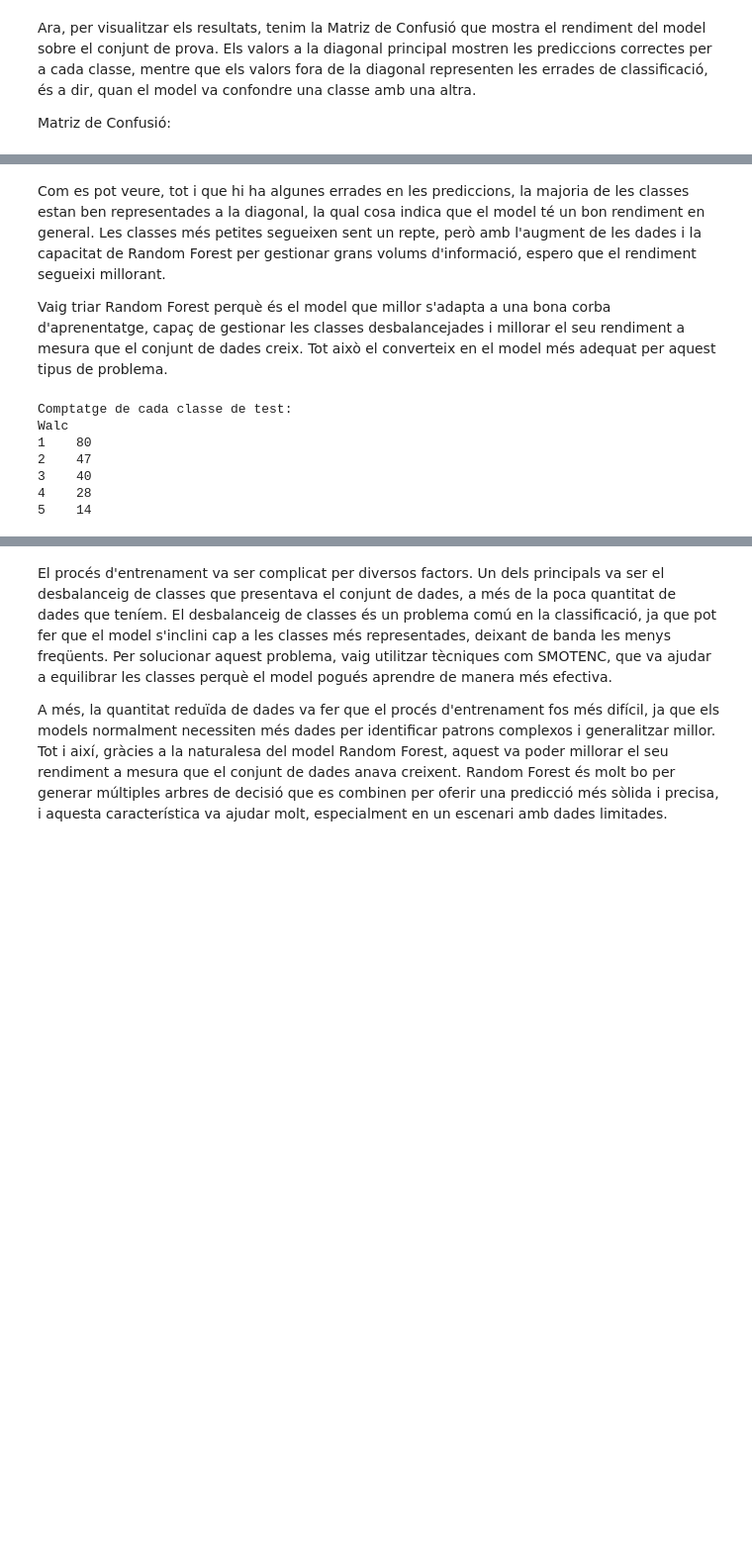
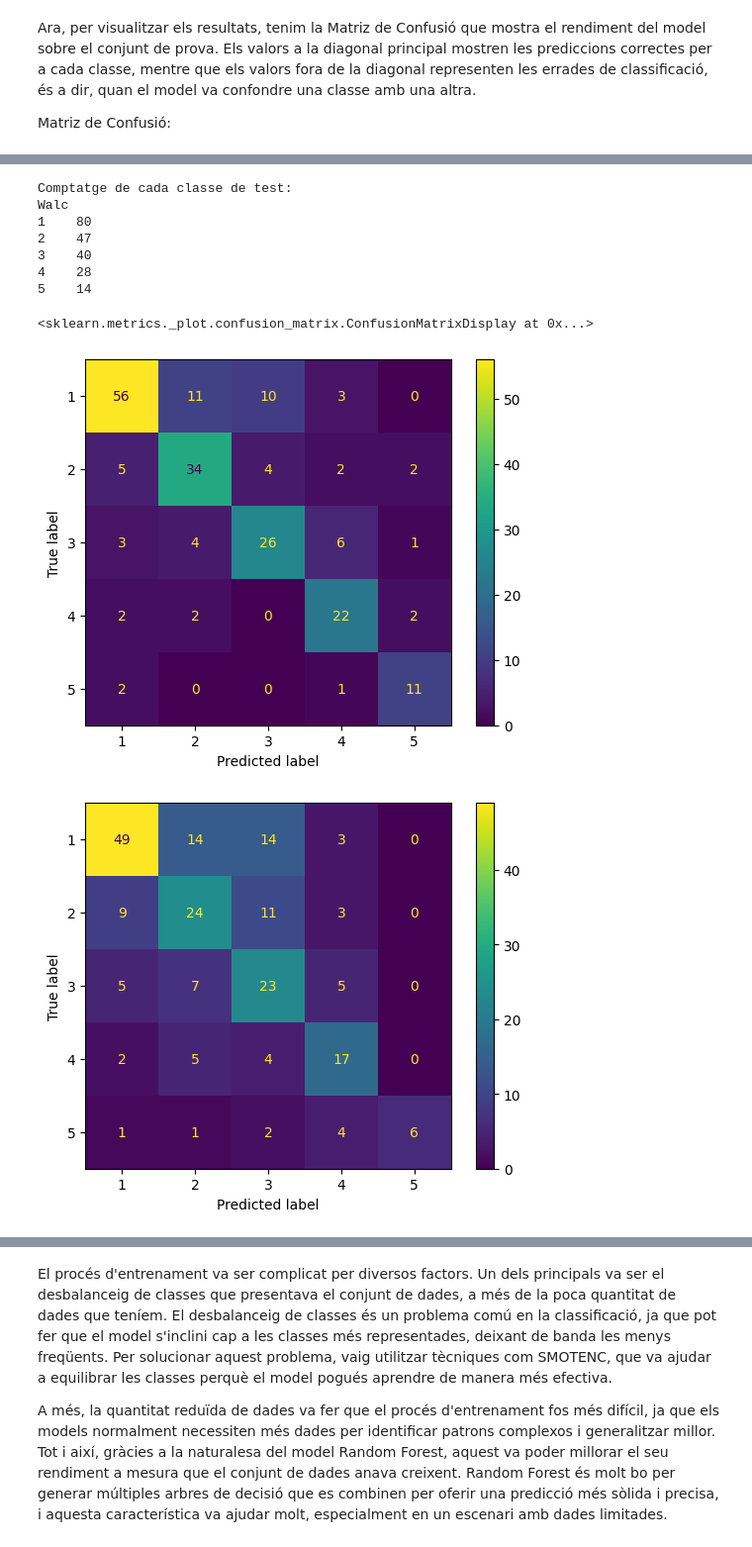
Before and after one commit to NIU1681519/CasKaggleStudentAlcoholConsumption, a Jupyter notebook: StudentAlcoholConsumption.ipynb, the cells around one changed output, grey strips where cells are left out. Shown at 99% size. Cells and saved outputs as stored; diff of their text form; code cells hidden in the pictures; blank space fills up the shorter version.

```diff
--- a/StudentAlcoholConsumption.ipynb
+++ b/StudentAlcoholConsumption.ipynb
@@ -777,8 +779,8 @@ sex, Mjob_at_home, Mjob_other, Mjob_health, Mjob_services, Mjob_teacher, Fjob_ot
 
 He decidit generar el doble de mostres, però mantenint la distribució lleugerament perquè les classes de la variable Walc ara estiguin molt més equilibrades. L'estratègia de mostreig que vaig utilitzar va ser la següent:
 # %%
-# Index de les columnes que son categories ordinals o ordinals
-categorical_features = [0,1,3,4,5,6,7,8,9,10,11,12,13,14,15,16,17,18,19,20, 21]
+# Index de les columnes que son categories ordinals o nominals
+categorical_features = [0,1,3,4,5,6,7,8,9,10,11,12,13,14,15,16,17,18,19,20, 21, 22]
 # %% [markdown]
 He decidit generar el doble de mostres, però mantenint la distribució lleugerament perquè les classes de la variable Walc ara estiguin molt més equilibrades. L'estratègia de mostreig que vaig utilitzar va ser la següent:
 # %%
@@ -1192,16 +1180,44 @@ Matriz de Confusión:
-# %% [markdown]
-Com es pot veure, tot i que hi ha algunes errades en les prediccions, la majoria de les classes estan ben representades a la diagonal, la qual cosa indica que el model té un bon rendiment en general. Les classes més petites segueixen sent un repte, però amb l'augment de les dades i la capacitat de Random Forest per gestionar grans volums d'informació, espero que el rendiment segueixi millorant.
-
-Vaig triar Random Forest perquè és el model que millor s'adapta a una bona corba d'aprenentatge, capaç de gestionar les classes desbalancejades i millorar el seu rendiment a mesura que el conjunt de dades creix. Tot això el converteix en el model més adequat per aquest tipus de problema.
-# %%
-class_counts = test['Walc'].value_counts()
-print("Comptatge de cada classe de test:")
-print(class_counts.to_string())
-# %% [output]
-Comptatge de cada classe de test:
-Walc
-1    80
-2    47
-3    40
-4    28
-5    14
+# %%
+class_counts = test['Walc'].value_counts()
+print("Comptatge de cada classe de test:")
+print(class_counts.to_string())
+
+model_knn = KNeighborsClassifier(metric='manhattan', n_neighbors=3, weights='distance')
+ab_model = AdaBoostClassifier(DecisionTreeClassifier(max_depth=6), learning_rate=0.1, n_estimators=100)
+model_rf = RandomForestClassifier(max_depth=6, min_samples_split=2, n_estimators=150)
+
+model_knn.fit(X, y)
+ab_model.fit(X, y)
+model_rf.fit(X, y)
+
+y_pred_knn = model_knn.predict(X_test)
+y_pred_ab = ab_model.predict(X_test)
+y_pred_rf = model_rf.predict(X_test)
+
+conf_matrix_knn = confusion_matrix(y_test, y_pred_knn)
+disp_knn = ConfusionMatrixDisplay(confusion_matrix=conf_matrix_knn, display_labels=model_knn.classes_)
+#print("Matriz de Confusión para KNN:\n", conf_matrix_knn)
+
+conf_matrix_ab = confusion_matrix(y_test, y_pred_ab)
+disp_ab = ConfusionMatrixDisplay(confusion_matrix=conf_matrix_ab, display_labels=ab_model.classes_)
+#print("Matriz de Confusión para AdaBoost:\n", conf_matrix_ab)
+
+
+conf_matrix_rf = confusion_matrix(y_test, y_pred_rf)
+disp_rf = ConfusionMatrixDisplay(confusion_matrix=conf_matrix_rf, display_labels=model_rf.classes_)
+#print("Matriz de Confusión para Random Forest:\n", conf_matrix_rf)
+
+disp_knn.plot()
+disp_ab.plot()
+disp_rf.plot()
+# %% [output]
+Comptatge de cada classe de test:
+Walc
+1    80
+2    47
+3    40
+4    28
+5    14
+<sklearn.metrics._plot.confusion_matrix.ConfusionMatrixDisplay at 0x...>
+[figure, added]
+[figure, added]
```
Also changed, not shown: parts of 25 cells of this notebook.
